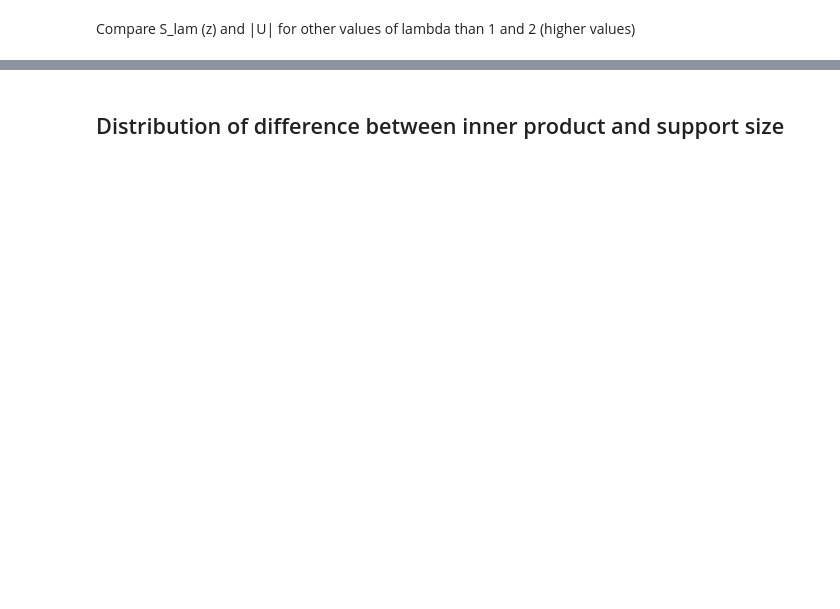
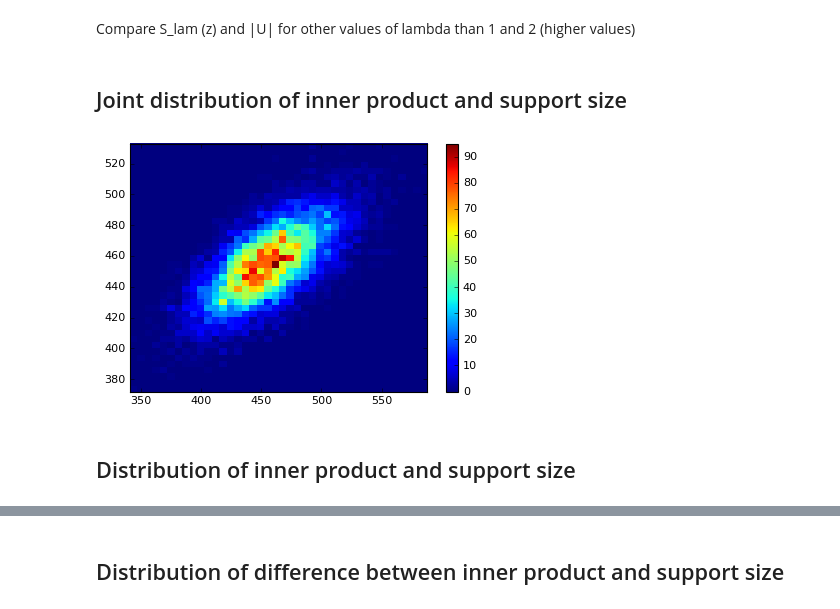
Before and after one commit to asberk/empirical-lasso-mse, a Jupyter notebook: python/Order statistics round 2.ipynb, the cells around one changed output, grey strips where cells are left out. Saved outputs shown, nothing was run; the diff lists cells and outputs as text; code cells hidden in the pictures; blank space fills up the shorter version.

```diff
--- a/python/Order statistics round 2.ipynb
+++ b/python/Order statistics round 2.ipynb
@@ -316,6 +250,10 @@ def SupportSizeInnerProductDistribution(lam, n, k=1000, report=None):
     else:
         return {'difference': ip - ss, 'ratio': ip/ss}
+# %%
+ssipBoth_Sample = SupportSizeInnerProductDistribution(2, 10000, k=10000, report='both')
 # %%
 ssipRatio_Sample = SupportSizeInnerProductDistribution(2, 10000, k=10000)
 # %% [markdown]
 Compare S_lam (z) and |U| for other values of lambda than 1 and 2 (higher values)
+# %% [markdown]
+## Joint distribution of inner product and support size
@@ -321,0 +262,7 @@ Compare S_lam (z) and |U| for other values of lambda than 1 and 2 (higher values
+# %%
+plt.hist2d(ssipBoth_Sample['InnerProduct'], ssipBoth_Sample['SupportSize'], bins=40);
+plt.colorbar();
+# %% [output]
+[figure, added]
+# %% [markdown]
+## Distribution of inner product and support size
```
Also changed, not shown: parts of 66 cells of this notebook, 2 other files.
